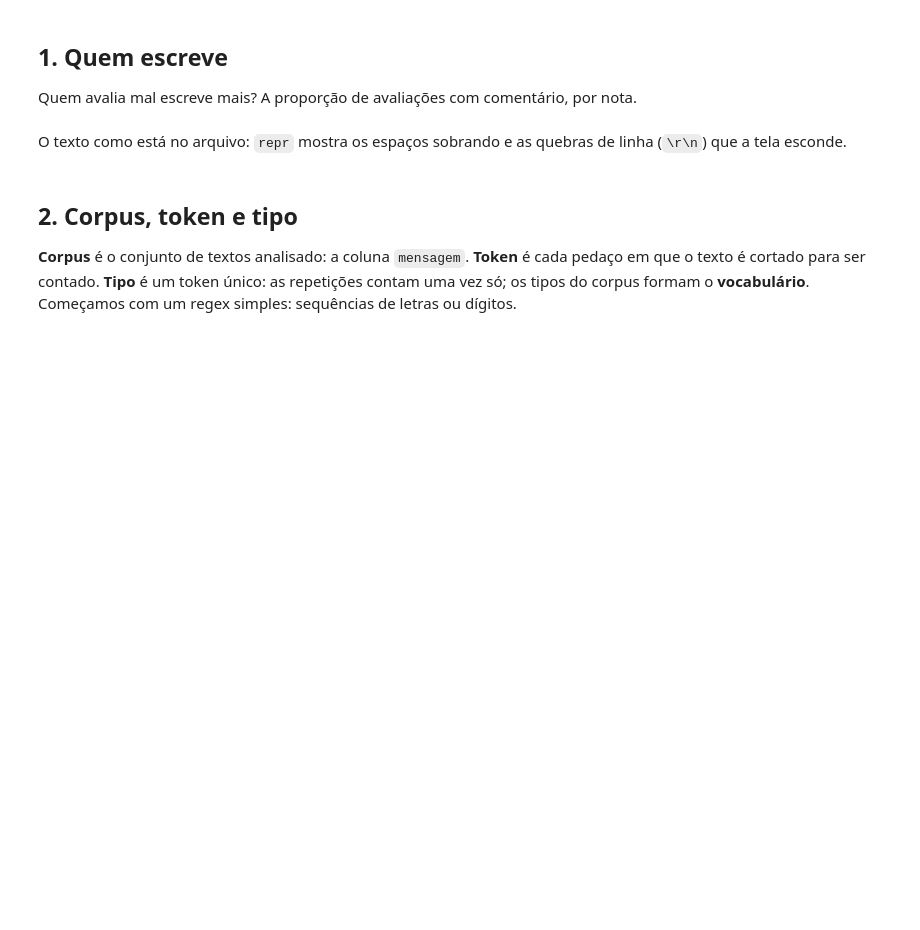
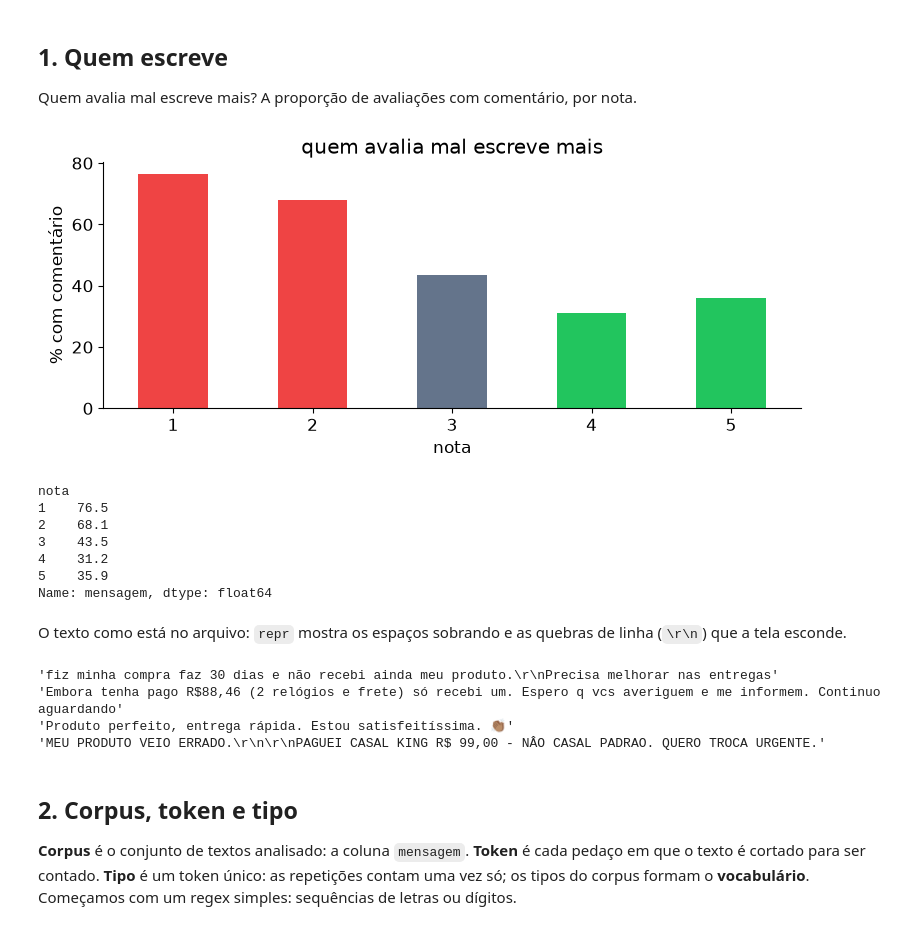
Before and after one commit to chcomin/curso-processamento-e-visualizacao-de-dados, a Jupyter notebook: M07_processamento_de_texto/2_texto_como_dado.ipynb, the cells around one changed output. Saved outputs shown, nothing was run; the diff lists cells and outputs as text; code cells hidden in the pictures; blank space fills up the shorter version.

```diff
--- a/M07_processamento_de_texto/2_texto_como_dado.ipynb
+++ b/M07_processamento_de_texto/2_texto_como_dado.ipynb
@@ -105,3 +105,23 @@ taxa.round(1)
+# %%
+# por nota: a % das avaliações que têm comentário (mensagem não nula)
+taxa = avaliacoes.groupby("nota")["mensagem"].apply(lambda s: 100 * s.notna().mean())
+
+# barras por nota: 1 e 2 em vermelho, 3 em cinza, 4 e 5 em verde
+ax = taxa.plot.bar(color=[RED, RED, GRAY, GREEN, GREEN], rot=0)
+
+ax.set_ylabel("% com comentário")
+ax.set_title("quem avalia mal escreve mais")
+plt.show()
+taxa.round(1)
+# %% [output]
+[figure, added]
+nota
+1    76.5
+2    68.1
+3    43.5
+4    31.2
+5    35.9
+Name: mensagem, dtype: float64
 # %% [markdown]
 O texto como está no arquivo: `repr` mostra os espaços sobrando e as quebras de linha (`\r\n`)
 que a tela esconde.
@@ -112,3 +128,13 @@ for i in EXEMPLOS:
+# %%
+EXEMPLOS = [69, 29336, 279, 23817]  # posições de quatro avaliações em mensagens
+for i in EXEMPLOS:
+    # o texto cru, com repr
+    print(repr(mensagens["mensagem"][i]))
+# %% [output]
+'fiz minha compra faz 30 dias e não recebi ainda meu produto.\r\nPrecisa melhorar nas entregas'
+'Embora tenha pago R$88,46 (2 relógios e frete) só recebi um. Espero q vcs averiguem e me informem. Continuo aguardando'
+'Produto perfeito, entrega rápida. Estou satisfeitíssima. 👏🏽'
+'MEU PRODUTO VEIO ERRADO.\r\n\r\nPAGUEI CASAL KING R$ 99,00 - NÂO CASAL PADRAO. QUERO TROCA URGENTE.'
 # %% [markdown]
 ## 2. Corpus, token e tipo
 
```
Also changed, not shown: parts of 40 cells of this notebook, 1 other file.
